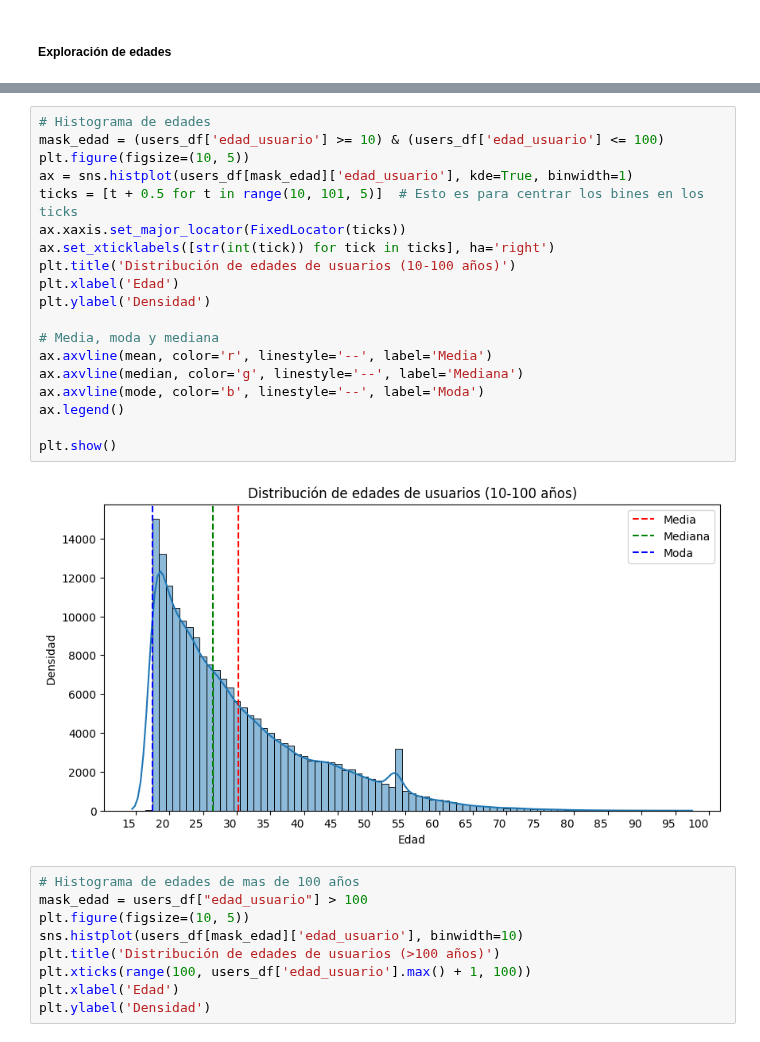
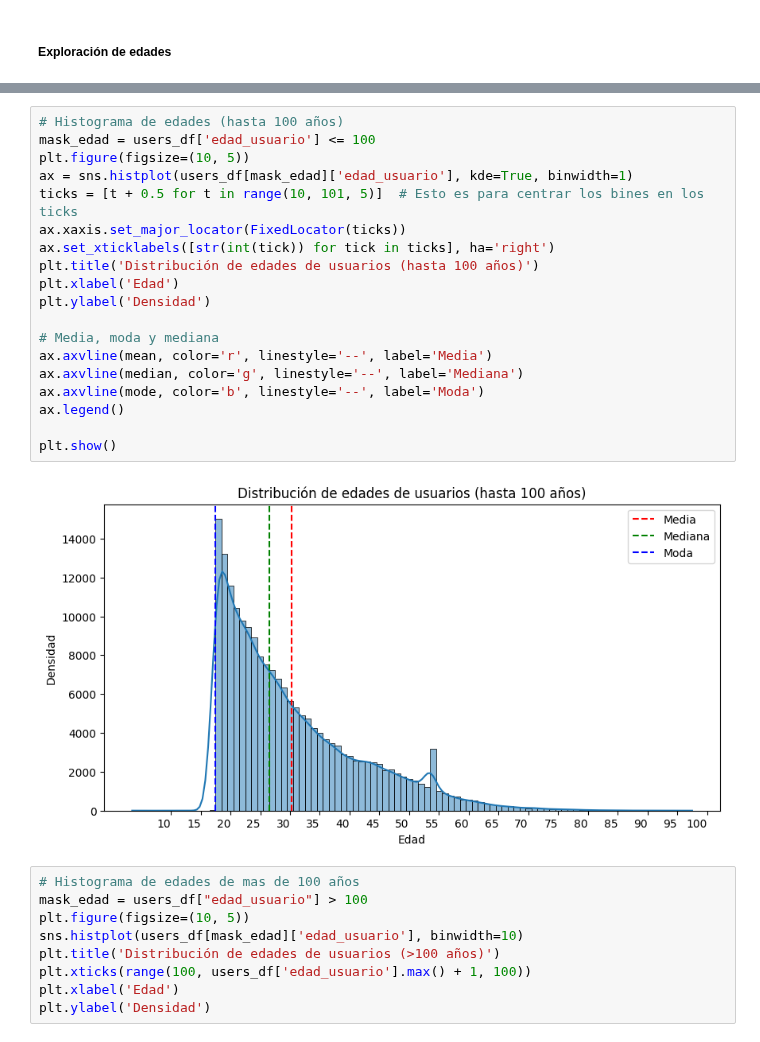
Before and after one commit to ArielMatC/ceia-andd-g2, a Jupyter notebook: data_analysis.ipynb, the cells around one changed output, grey strips where cells are left out. Cells and saved outputs as stored; diff of their text form.

```diff
--- a/data_analysis.ipynb
+++ b/data_analysis.ipynb
@@ -153,24 +237,24 @@ Moda: 18
 # %%
-# Histograma de edades
-mask_edad = (users_df['edad_usuario'] >= 10) & (users_df['edad_usuario'] <= 100)
+# Histograma de edades (hasta 100 años)
+mask_edad = users_df['edad_usuario'] <= 100
 plt.figure(figsize=(10, 5))
 ax = sns.histplot(users_df[mask_edad]['edad_usuario'], kde=True, binwidth=1)
 ticks = [t + 0.5 for t in range(10, 101, 5)]  # Esto es para centrar los bines en los ticks
 ax.xaxis.set_major_locator(FixedLocator(ticks))
 ax.set_xticklabels([str(int(tick)) for tick in ticks], ha='right')
-plt.title('Distribución de edades de usuarios (10-100 años)')
+plt.title('Distribución de edades de usuarios (hasta 100 años)')
 plt.xlabel('Edad')
 plt.ylabel('Densidad')
 
 # Media, moda y mediana
 ax.axvline(mean, color='r', linestyle='--', label='Media')
 ax.axvline(median, color='g', linestyle='--', label='Mediana')
 ax.axvline(mode, color='b', linestyle='--', label='Moda')
 ax.legend()
 
 plt.show()
 # %% [output]
-[figure, old version]
+[figure, new version]
 # %%
 # Histograma de edades de mas de 100 años
 mask_edad = users_df["edad_usuario"] > 100
```
Also changed, not shown: parts of 40 cells of this notebook, 2 other files.
